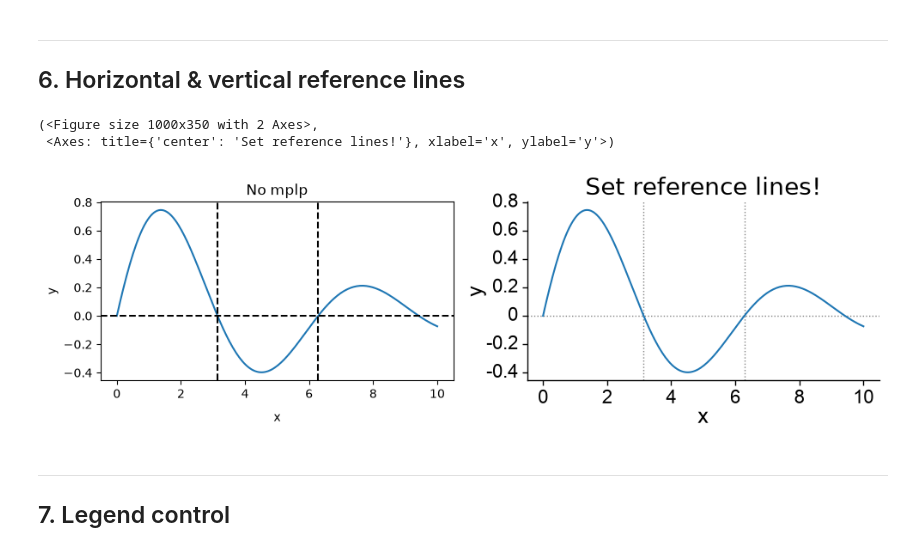
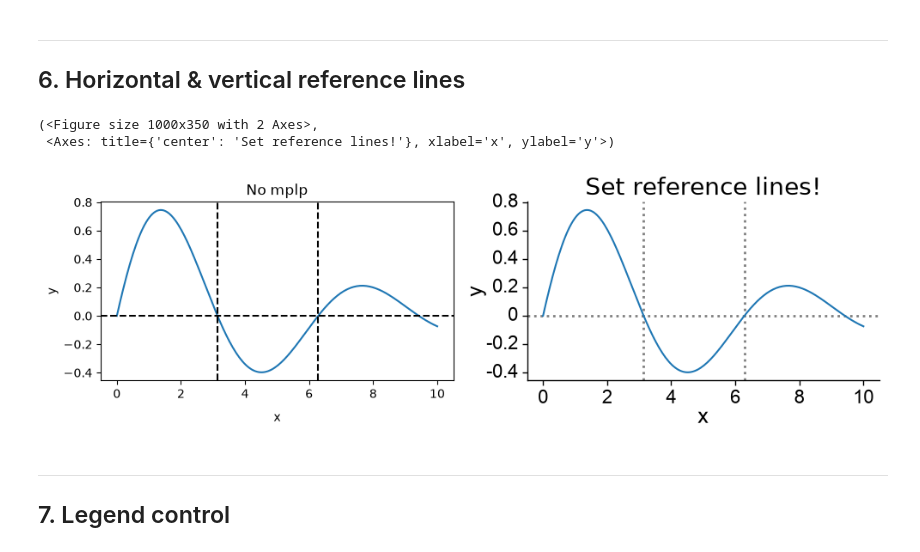
Before and after one commit to m-beau/mplify, a Jupyter notebook: quickstart.ipynb, the cells around one changed output. Drawn from its saved outputs; the diff is of its cells as text; code cells hidden in the pictures.

```diff
--- a/quickstart.ipynb
+++ b/quickstart.ipynb
@@ -147,31 +147,31 @@ Text(0.5, 1.0, 'Set grid h and v spacing!')
 # %%
 fig, axes = plt.subplots(1, 2, figsize=(10, 3.5))
 
 for ax in axes:
     ax.plot(x, y)
     ax.set_xlabel('x')
     ax.set_ylabel('y')
 
 # Before: manual reference lines
 axes[0].axhline(y=0, lw=1.5, ls='--', color='k')
 axes[0].axvline(x=np.pi, lw=1.5, ls='--', color='k')
 axes[0].axvline(x=2*np.pi, lw=1.5, ls='--', color='k')
 axes[0].set_title('No mplp')
 
 # After: reference lines via mplp
 mplp.mplp(
     ax=axes[1],
     hlines=[0],
     vlines=[np.pi, 2 * np.pi],
-    lines_kwargs={'lw': 1, 'ls': ':', 'color': 'grey'},
+    lines_kwargs={'lw': 2, 'ls': ':', 'color': 'grey'},
     xlabel='x', ylabel='y',
     title='Set reference lines!',
     tight_layout=True,
 )
 # %% [output]
 (<Figure size 1000x350 with 2 Axes>,
  <Axes: title={'center': 'Set reference lines!'}, xlabel='x', ylabel='y'>)
-[figure, old version]
+[figure, new version]
 # %% [markdown]
 ---
 ## 7. Legend control
```
Also changed, not shown: parts of 4 cells of this notebook, 3 other files.
